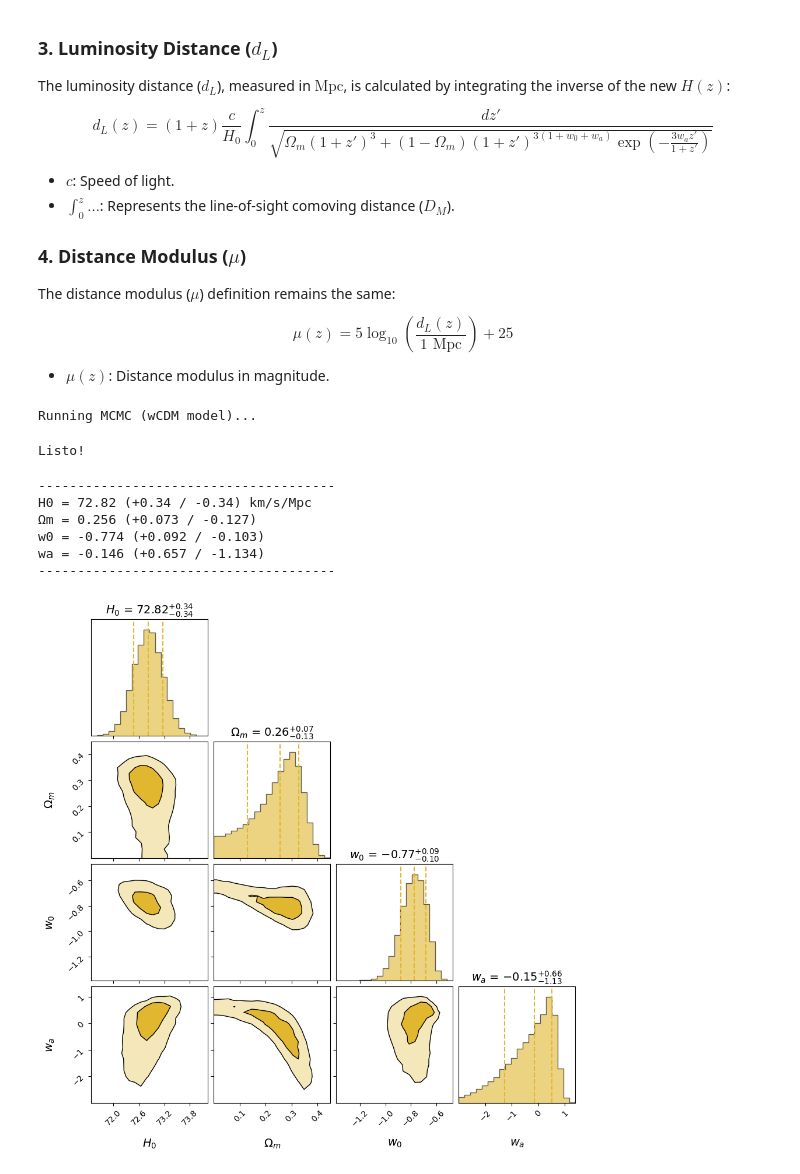
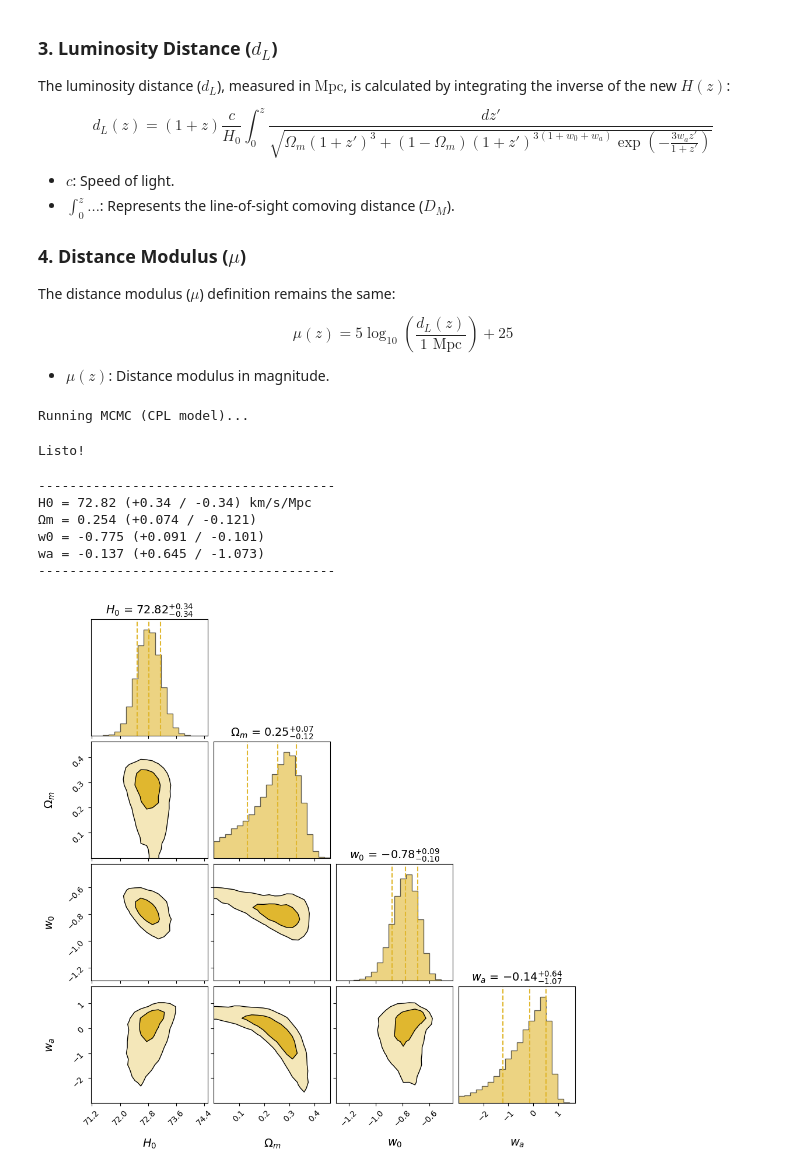
Before and after one commit to leoriohub/Emcee-Implementation, a Jupyter notebook: emcee_implementation.ipynb, the cells around one changed output. Saved outputs shown, nothing was run; the diff lists cells and outputs as text; code cells hidden in the pictures.

```diff
--- a/emcee_implementation.ipynb
+++ b/emcee_implementation.ipynb
@@ -362,22 +298,22 @@ from cosmology_cpl import log_posterior_cpl
 
 ndim = 4  # H0, Omega_m, w
 nwalkers = 40
-nsteps = 5000
+
 
 initial = np.array([70, 0.3, -1.0, 0.0 ])
 pos = initial + 1e-2 * np.random.randn(nwalkers, ndim)
 
-sampler = emcee.EnsembleSampler(nwalkers, ndim, log_posterior_cpl, args=(data_CC, data_SN))
+sampler_cpl = emcee.EnsembleSampler(nwalkers, ndim, log_posterior_cpl, args=(data_CC, data_SN))
 
 print("Running MCMC (CPL model)...")
-sampler.run_mcmc(pos, nsteps, progress=True)
+sampler_cpl.run_mcmc(pos, nsteps, progress=True)
 print("Listo!")
 # %% [output]
-Running MCMC (wCDM model)...
+Running MCMC (CPL model)...
 Listo!
 # %%
 burn_in = int(nsteps * 0.2)
-samples_cpl = sampler.get_chain(discard=burn_in, flat=True)
+samples_cpl = sampler_cpl.get_chain(discard=burn_in, flat=True)
 
 H0_mcmc, Om_mcmc, w0_mcmc, wa_mcmc = np.percentile(samples_cpl, [16, 50, 84], axis=0).T
 
@@ -399,53 +335,13 @@ print("--------------------------------------")
 # %% [output]
 --------------------------------------
 H0 = 72.82 (+0.34 / -0.34) km/s/Mpc
-Ωm = 0.256 (+0.073 / -0.127)
-w0 = -0.774 (+0.092 / -0.103)
-wa = -0.146 (+0.657 / -1.134)
+Ωm = 0.254 (+0.074 / -0.121)
+w0 = -0.775 (+0.091 / -0.101)
+wa = -0.137 (+0.645 / -1.073)
 --------------------------------------
-# %%
-labels = [r"$H_0$", r"$\Omega_m$", r"$w_0$", r"$w_a$"]
-main_color = "#e0b72f"
-
-hist_kwargs_style = {
-    "fill": True,
-    "alpha": 0.6,
-    "color": main_color,
-    "edgecolor": "black"
-}
-
-contour_kwargs_style = {
-    "colors": "black",
-    "linewidths": 1
-}
-
-quantile_kwargs_style = {
-    "color": "black",
-    "linestyles": "dashed"
-}
-
-sigma_levels = np.array([1.0, 2.0])
-levels_2d = 1.0 - np.exp(-0.5 * sigma_levels**2)
-
-fig = corner.corner(
-    samples,
-    labels=labels,
-    quantiles=[0.16, 0.5, 0.84],
-    show_titles=True,
-
-    fill_contours=True,
-    plot_datapoints=False,
-    levels=levels_2d,
-
-    color=main_color,
-
-    hist_kwargs=hist_kwargs_style,
-    contour_kwargs=contour_kwargs_style,
-    quantile_kwargs=quantile_kwargs_style,
-
-    label_kwargs={"fontsize": 14},
-    title_kwargs={"fontsize": 14}
-)
-plt.show()
-# %% [output]
-[figure, removed]
+# %%
+from cornerplot import plot_cosmo_corner
+
+plot_cosmo_corner(samples_cpl, labels=[r"$H_0$", r"$\Omega_m$", r"$w_0$", r"$w_a$"])
+# %% [output]
+[figure, added]
```
Also changed, not shown: parts of 8 cells of this notebook.
